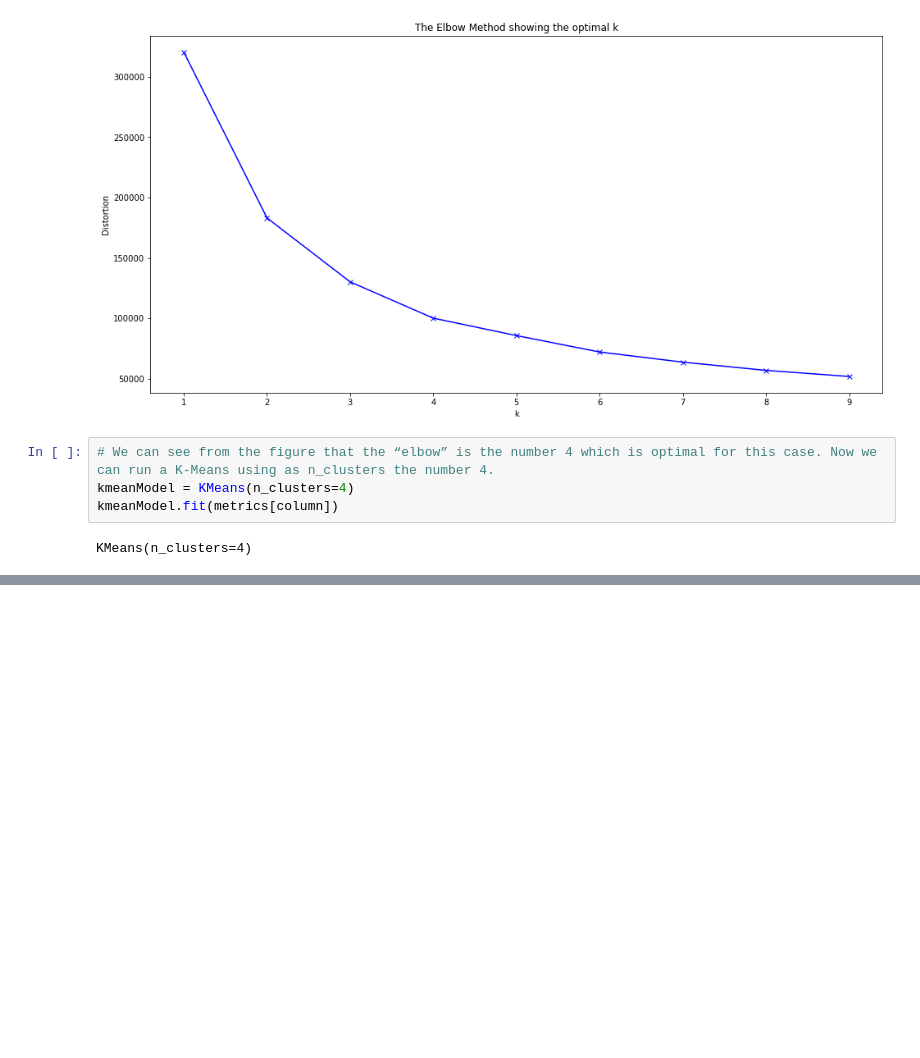
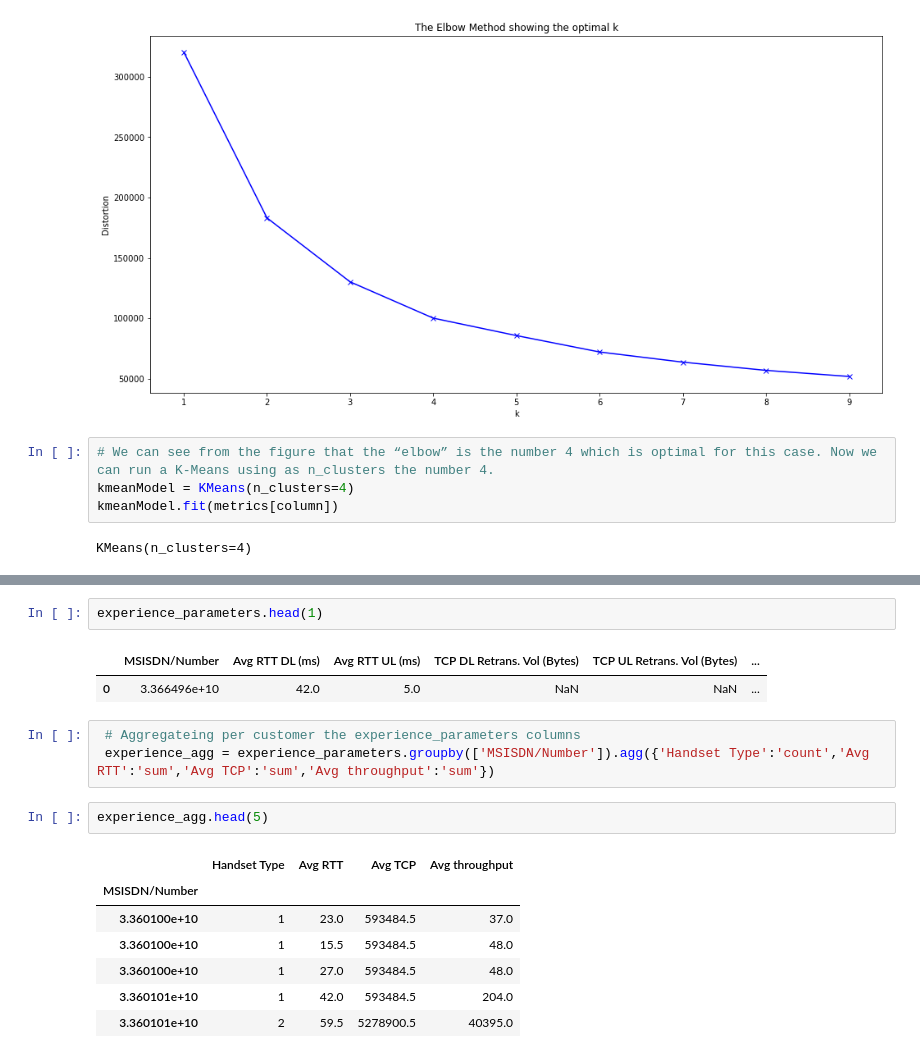
Before and after one commit to nebasam/Telecom_Data_Analysis, a Jupyter notebook: notebooks/TelecomDataAnalysis.ipynb, the cells around one changed output, grey strips where cells are left out. Drawn from its saved outputs; the diff is of its cells as text; blank space fills up the shorter version.

Commit message:
Aggregates per customer the experience_parameters columns

```diff
--- a/notebooks/TelecomDataAnalysis.ipynb
+++ b/notebooks/TelecomDataAnalysis.ipynb
@@ -841,0 +892,18 @@ KMeans(n_clusters=4)
+# %%
+experience_parameters.head(1)
+# %% [output]
+|  | MSISDN/Number | Avg RTT DL (ms) | Avg RTT UL (ms) | TCP DL Retrans. Vol (Bytes) | TCP UL Retrans. Vol (Bytes) | ... |
+| 0 | 3.366496e+10 | 42.0 | 5.0 | NaN | NaN | ... |
+# %%
+ # Aggregateing per customer the experience_parameters columns
+ experience_agg = experience_parameters.groupby(['MSISDN/Number']).agg({'Handset Type':'count','Avg RTT':'sum','Avg TCP':'sum','Avg throughput':'sum'})
+# %%
+experience_agg.head(5)
+# %% [output]
+|  | Handset Type | Avg RTT | Avg TCP | Avg throughput |
+| MSISDN/Number |  |  |  |  |
+| 3.360100e+10 | 1 | 23.0 | 593484.5 | 37.0 |
+| 3.360100e+10 | 1 | 15.5 | 593484.5 | 48.0 |
+| 3.360100e+10 | 1 | 27.0 | 593484.5 | 48.0 |
+| 3.360101e+10 | 1 | 42.0 | 593484.5 | 204.0 |
+| 3.360101e+10 | 2 | 59.5 | 5278900.5 | 40395.0 |
```
Also changed, not shown: parts of 9 cells of this notebook.
